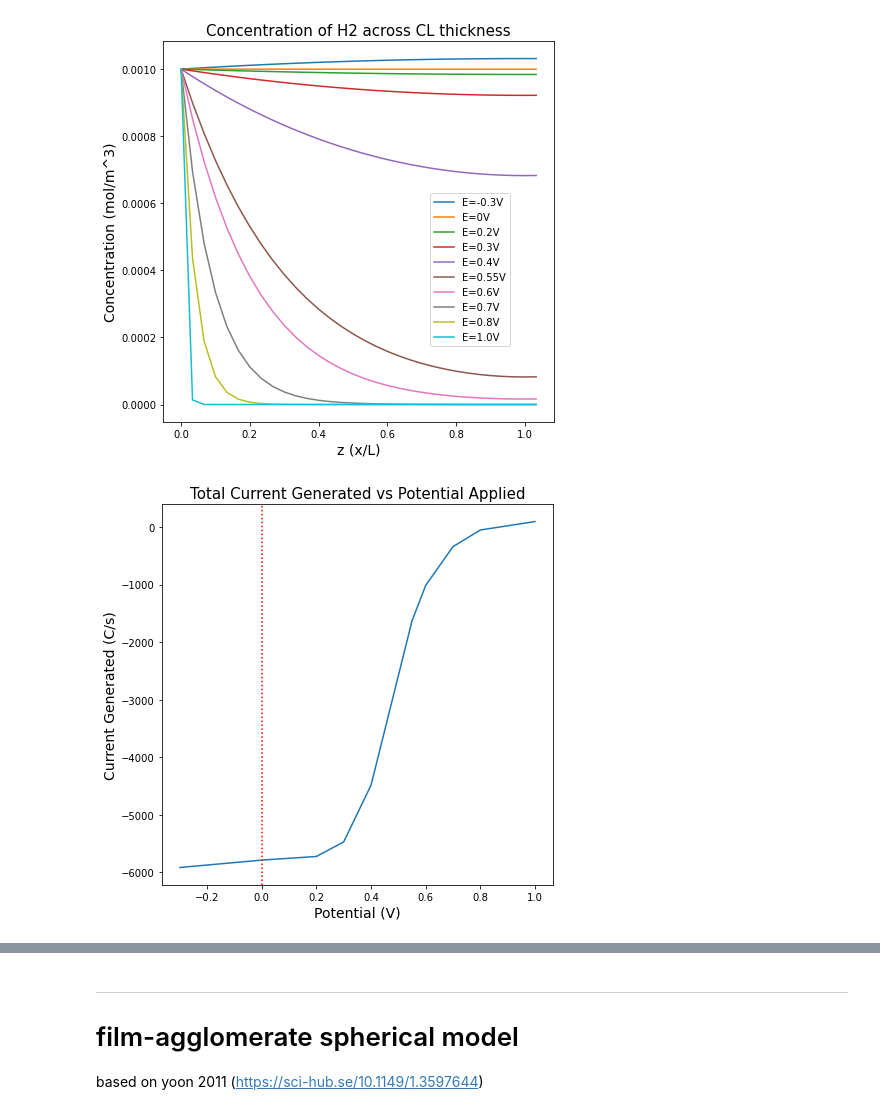
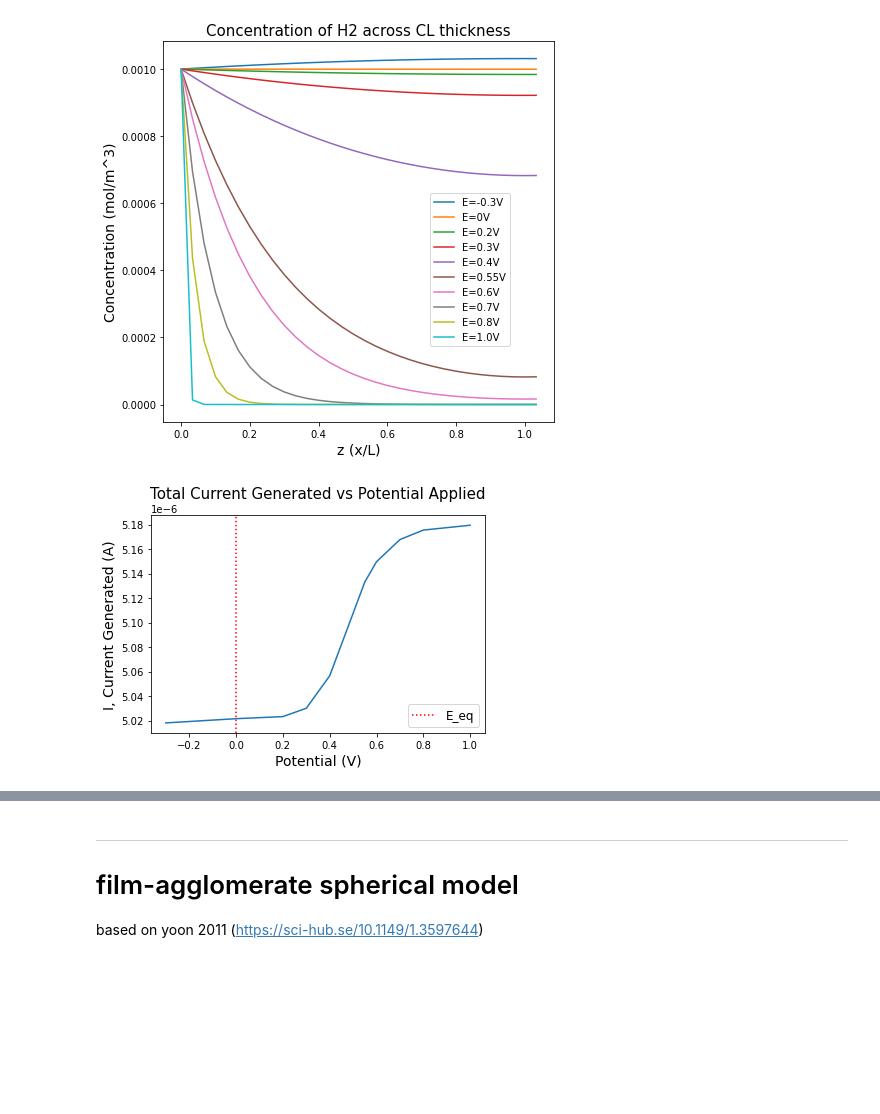
Before and after one commit to tinypersimmon/lbnl, a Jupyter notebook: degrad.ipynb, the cells around one changed output, grey strips where cells are left out. Saved outputs shown, nothing was run; the diff lists cells and outputs as text; code cells hidden in the pictures; blank space fills up the shorter version.

Commit message:
210506 film and agg scale graphs created; fixed current generated calculation

```diff
--- a/degrad.ipynb
+++ b/degrad.ipynb
@@ -6,6 +6,8 @@
 import numpy as np
 import matplotlib.pyplot as plt
 
+#S=1.62 mg/kg
+S=2.2e-4
 c_feed = 1/1000
 c_proton = 1.1
 
@@ -38,7 +40,7 @@ def c_cl(i,E):
 
 def current(c):
     area = np.trapz(c)
-    coul = n*F*(c_feed-area)
+    coul = -(1-area)/(n*F)
     return coul
 # %%
 I=[]
@@ -61,15 +63,18 @@ plt.show()
 # %% [output]
 [figure]
 # %%
-plt.figure(figsize=(7,7))
-plt.plot(E, I)
-plt.axvline(0, color='red',linestyle=':',label='E_eq')
-plt.title('Total Current Generated vs Potential Applied', fontsize='15')
-plt.ylabel('Current Generated (C/s)', fontsize='14')
+plt.plot(E,-I)
+line1 = plt.axvline(0, color='red',linestyle=':',label='E_eq')
+#line2 = plt.axvline(0.875, color='orange',linestyle='-',label='I>0 (~0.875V)')
+plt.title('Total Current Generated vs Potential Applied', fontsize='15', y=1.05)
+plt.ylabel('I, Current Generated (A)', fontsize='14')
 plt.xlabel('Potential (V)', fontsize='14')
-##plt.yscale('log')
+
+leg1 = plt.legend(handles=[line1], loc='lower right', fontsize=12)
+#plt.gca().add_artist(leg1)
+#plt.legend(handles=[line2], loc='lower right', fontsize=12)
 plt.show()
 # %% [output]
-[figure, old version]
+[figure, new version]
 # %%
 I=[]
```
Also changed, not shown: parts of 6 cells of this notebook.
